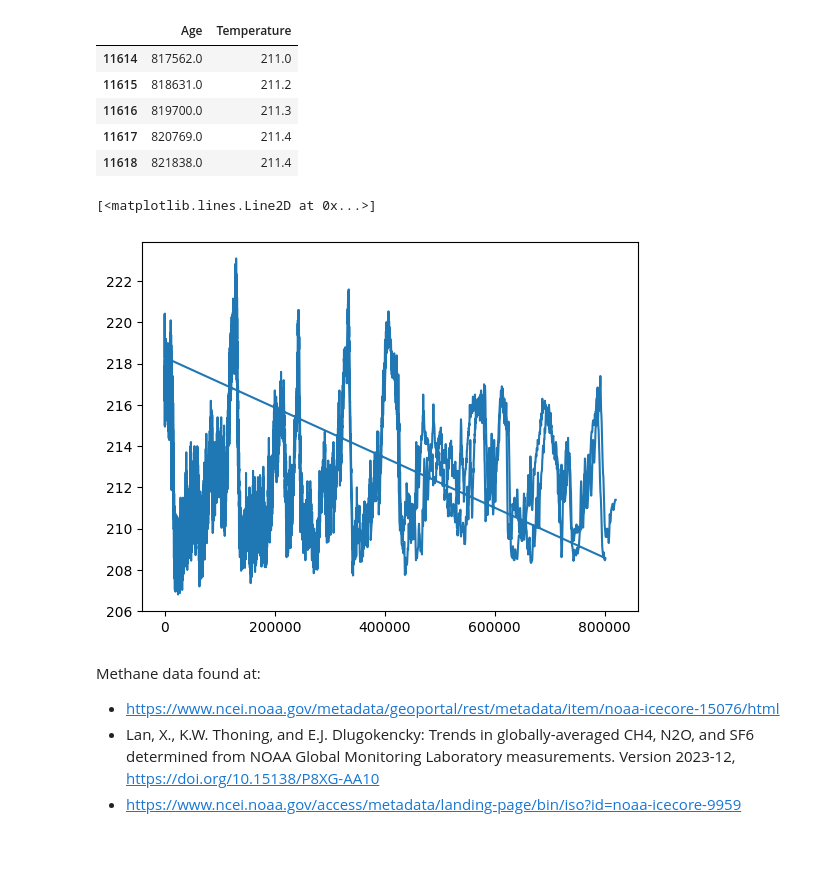
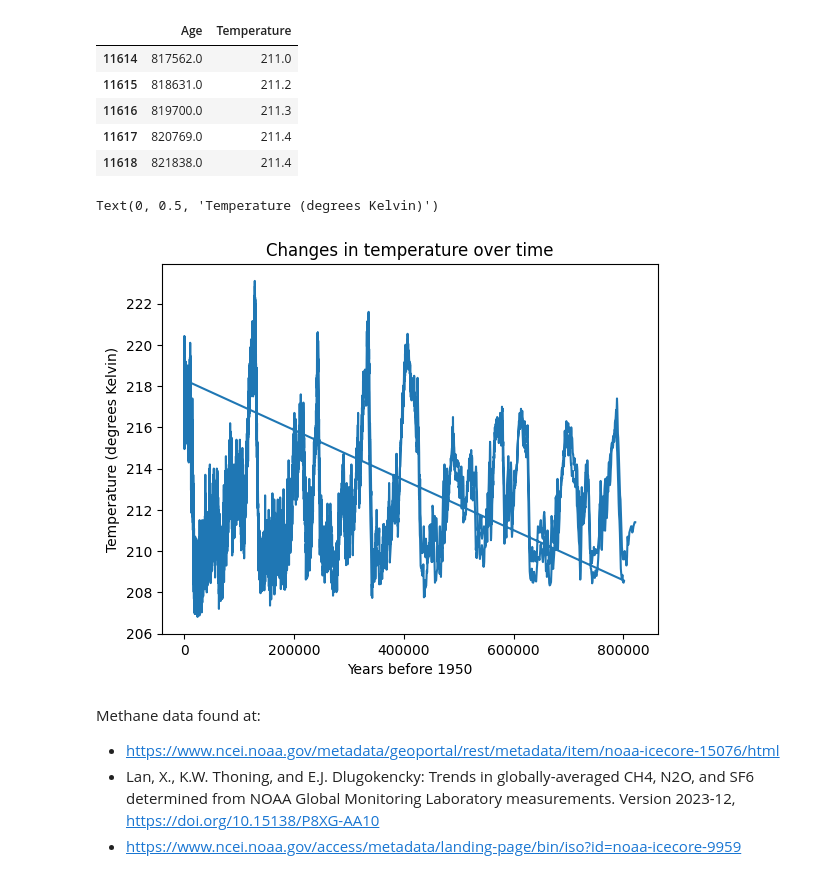
Before and after one commit to tomdbrophy/prog_data_analysis_assessment_2, a Jupyter notebook: project2.ipynb, the cells around one changed output. Saved outputs shown, nothing was run; the diff lists cells and outputs as text; code cells hidden in the pictures; blank space fills up the shorter version.

```diff
--- a/project2.ipynb
+++ b/project2.ipynb
@@ -116,11 +119,14 @@ temp.tail()
 | 11616 | 819700.0 | 211.3 |
 | 11617 | 820769.0 | 211.4 |
 | 11618 | 821838.0 | 211.4 |
-# %%
-plt.plot(temp['Age'], temp['Temperature'])
-# %% [output]
-[<matplotlib.lines.Line2D at 0x...>]
-[figure, removed]
+# %%
+plt.plot(temp['Age'], temp['Temperature'])
+plt.title('Changes in temperature over time')
+plt.xlabel('Years before 1950')
+plt.ylabel('Temperature (degrees Kelvin)')
+# %% [output]
+Text(0, 0.5, 'Temperature (degrees Kelvin)')
+[figure, added]
 # %% [markdown]
 Methane data found at:
 - https://www.ncei.noaa.gov/metadata/geoportal/rest/metadata/item/noaa-icecore-15076/html
```
Also changed, not shown: parts of 2 cells of this notebook.
